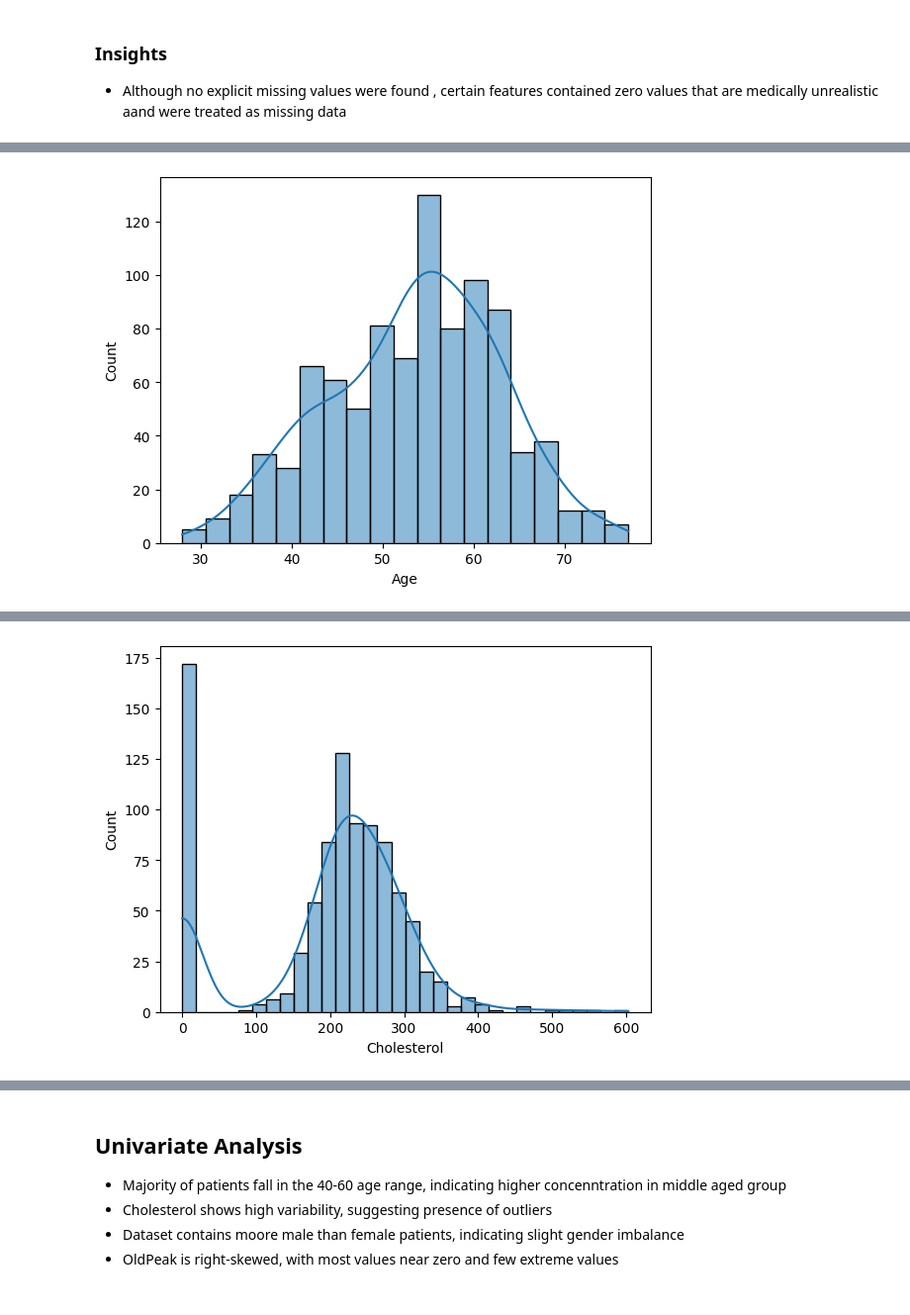
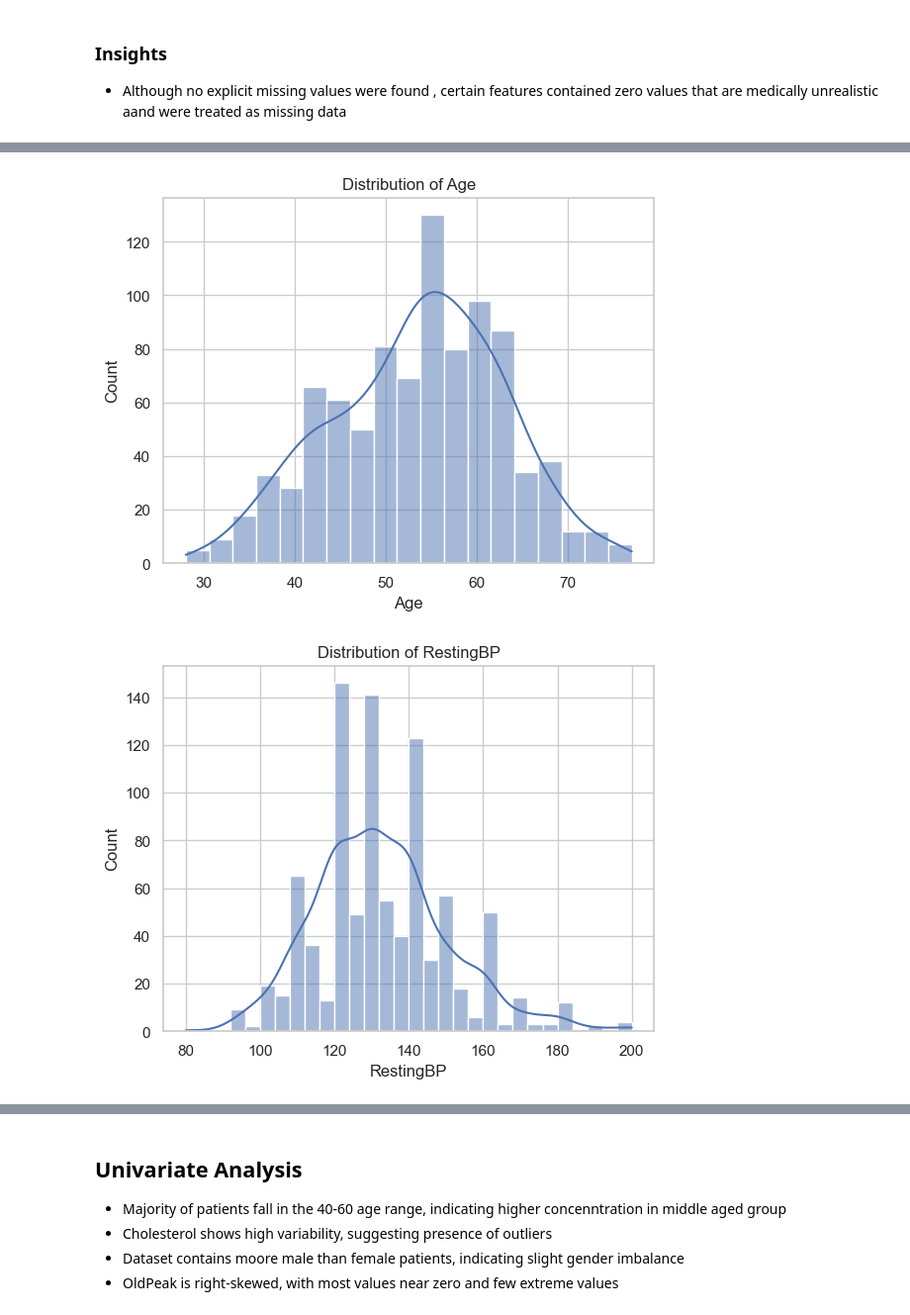
Before and after one commit to Vanshi1107/PBL-repository, a Jupyter notebook: PHASE-1/EDA.ipynb, the cells around one changed output, grey strips where cells are left out. Shown at 99% size. Cells and saved outputs as stored; diff of their text form; code cells hidden in the pictures.

```diff
--- a/PHASE-1/EDA.ipynb
+++ b/PHASE-1/EDA.ipynb
@@ -0,0 +3,7 @@
+# %%
+import pandas as pd
+import numpy as np
+import seaborn as sns
+import matplotlib.pyplot as plt
+
+sns.set(style="whitegrid")
@@ -88,3 +100,9 @@ dtype: int64
 # %% [markdown]
 ### Insights
 - Although no explicit missing values were found , certain features contained zero values that are medically unrealistic aand were treated as missing data
+# %%
+cat_cols = df.select_dtypes(include='object').columns
+num_cols = df.select_dtypes(include=['int64', 'float64']).columns
+
+print("\nCategorical Columns:", cat_cols)
+print("Numerical Columns:", num_cols)
@@ -91,11 +132,11 @@ dtype: int64
 # %%
 #Univariate Analysis
 #checking for the distribution of variable
-
-import seaborn as sns
-import matplotlib.pyplot as plt
-
-sns.histplot(df['Age'], kde=True)
-plt.show()
+for col in num_cols:
+    plt.figure()
+    sns.histplot(df[col], kde=True)
+    plt.title(f"Distribution of {col}")
+    plt.show()
 # %% [output]
-[figure, old version]
+[figure, new version]
+[figure, added]
@@ -102,5 +147,0 @@ plt.show()
-# %%
-sns.histplot(df['Cholesterol'], kde=True)
-plt.show()
-# %% [output]
-[figure, removed]
```
Also changed, not shown: parts of 48 cells of this notebook, 1 other file.
